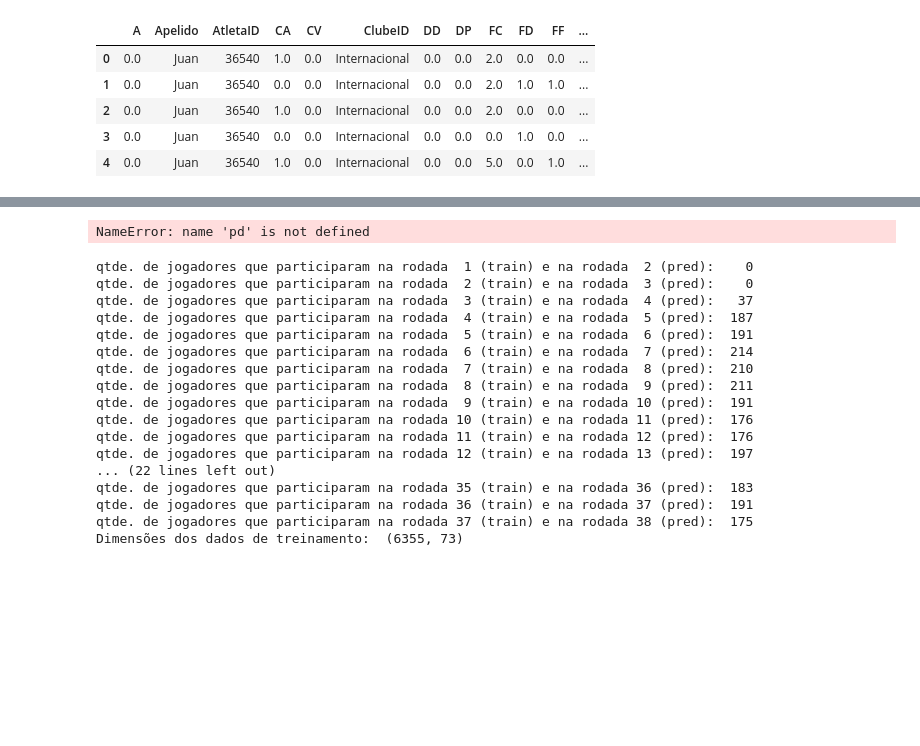
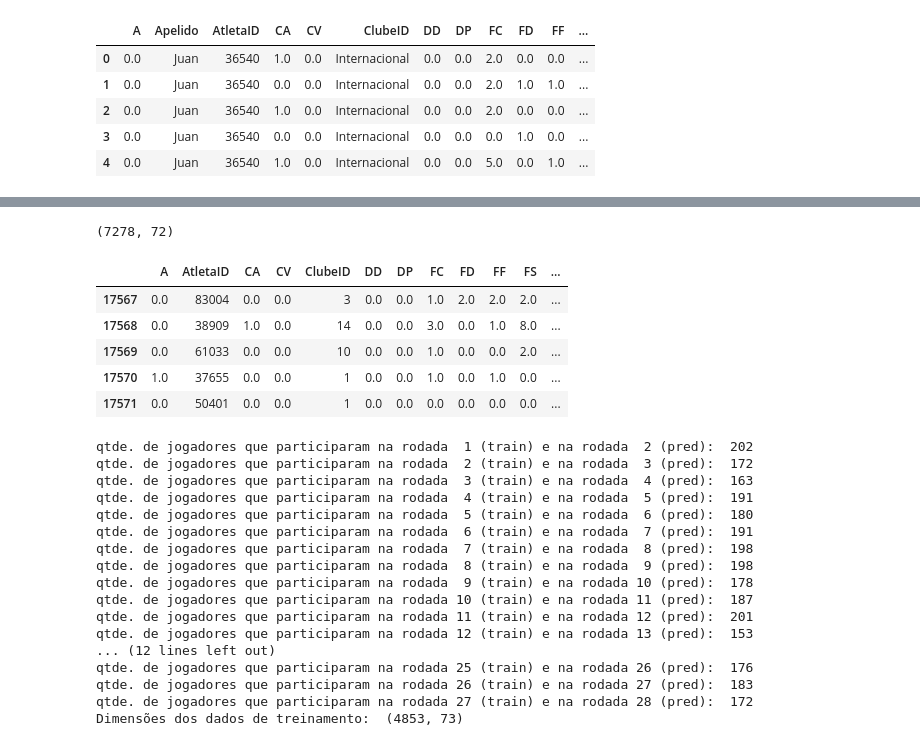
Before and after one commit to MCGambarin/tcc, a Jupyter notebook: tcc.ipynb, the cells around one changed output, grey strips where cells are left out. Cells and saved outputs as stored; diff of their text form; code cells hidden in the pictures; blank space fills up the shorter version.

```diff
--- a/tcc.ipynb
+++ b/tcc.ipynb
@@ -294,12 +480,18 @@ NameError: name 'df_samples' is not defined
 # %%
 # Treinamento do modelo utilizando Redes Neurais Artificais, apenas com dados de 2017.
 
 df_samples = pd.read_csv('/home/matheus/dev/tcc/tcc/data/dados_agregados_amostras.csv')
-df_samples = df_samples[df_samples.ano == 2015]
+df_samples = df_samples[df_samples.ano == 2018]
 print(df_samples.shape)
 df_samples.head()
 # %% [output]
-NameError: name 'pd' is not defined
+(7278, 72)
+|  | A | AtletaID | CA | CV | ClubeID | DD | DP | FC | FD | FF | FS | ... |
+| 17567 | 0.0 | 83004 | 0.0 | 0.0 | 3 | 0.0 | 0.0 | 1.0 | 2.0 | 2.0 | 2.0 | ... |
+| 17568 | 0.0 | 38909 | 1.0 | 0.0 | 14 | 0.0 | 0.0 | 3.0 | 0.0 | 1.0 | 8.0 | ... |
+| 17569 | 0.0 | 61033 | 0.0 | 0.0 | 10 | 0.0 | 0.0 | 1.0 | 0.0 | 0.0 | 2.0 | ... |
+| 17570 | 1.0 | 37655 | 0.0 | 0.0 | 1 | 0.0 | 0.0 | 1.0 | 0.0 | 1.0 | 0.0 | ... |
+| 17571 | 0.0 | 50401 | 0.0 | 0.0 | 1 | 0.0 | 0.0 | 0.0 | 0.0 | 0.0 | 0.0 | ... |
 # %%
 def create_samples(df, round_train, round_pred):
     '''Create a Dataframe with players from round_train, but with 'Pontos' of round_pred'''
@@ -322,23 +514,23 @@ for round_train, round_pred in zip(range(1, n_rounds), range(2, n_rounds + 1)):
 
 print("Dimensões dos dados de treinamento: ", df_train.shape)
 # %% [output]
-qtde. de jogadores que participaram na rodada  1 (train) e na rodada  2 (pred):    0
-qtde. de jogadores que participaram na rodada  2 (train) e na rodada  3 (pred):    0
-qtde. de jogadores que participaram na rodada  3 (train) e na rodada  4 (pred):   37
-qtde. de jogadores que participaram na rodada  4 (train) e na rodada  5 (pred):  187
-qtde. de jogadores que participaram na rodada  5 (train) e na rodada  6 (pred):  191
-qtde. de jogadores que participaram na rodada  6 (train) e na rodada  7 (pred):  214
-qtde. de jogadores que participaram na rodada  7 (train) e na rodada  8 (pred):  210
-qtde. de jogadores que participaram na rodada  8 (train) e na rodada  9 (pred):  211
-qtde. de jogadores que participaram na rodada  9 (train) e na rodada 10 (pred):  191
-qtde. de jogadores que participaram na rodada 10 (train) e na rodada 11 (pred):  176
-qtde. de jogadores que participaram na rodada 11 (train) e na rodada 12 (pred):  176
-qtde. de jogadores que participaram na rodada 12 (train) e na rodada 13 (pred):  197
-... (22 lines left out)
-qtde. de jogadores que participaram na rodada 35 (train) e na rodada 36 (pred):  183
-qtde. de jogadores que participaram na rodada 36 (train) e na rodada 37 (pred):  191
-qtde. de jogadores que participaram na rodada 37 (train) e na rodada 38 (pred):  175
-Dimensões dos dados de treinamento:  (6355, 73)
+qtde. de jogadores que participaram na rodada  1 (train) e na rodada  2 (pred):  202
+qtde. de jogadores que participaram na rodada  2 (train) e na rodada  3 (pred):  172
+qtde. de jogadores que participaram na rodada  3 (train) e na rodada  4 (pred):  163
+qtde. de jogadores que participaram na rodada  4 (train) e na rodada  5 (pred):  191
+qtde. de jogadores que participaram na rodada  5 (train) e na rodada  6 (pred):  180
+qtde. de jogadores que participaram na rodada  6 (train) e na rodada  7 (pred):  191
+qtde. de jogadores que participaram na rodada  7 (train) e na rodada  8 (pred):  198
+qtde. de jogadores que participaram na rodada  8 (train) e na rodada  9 (pred):  198
+qtde. de jogadores que participaram na rodada  9 (train) e na rodada 10 (pred):  178
+qtde. de jogadores que participaram na rodada 10 (train) e na rodada 11 (pred):  187
+qtde. de jogadores que participaram na rodada 11 (train) e na rodada 12 (pred):  201
+qtde. de jogadores que participaram na rodada 12 (train) e na rodada 13 (pred):  153
+... (12 lines left out)
+qtde. de jogadores que participaram na rodada 25 (train) e na rodada 26 (pred):  176
+qtde. de jogadores que participaram na rodada 26 (train) e na rodada 27 (pred):  183
+qtde. de jogadores que participaram na rodada 27 (train) e na rodada 28 (pred):  172
+Dimensões dos dados de treinamento:  (4853, 73)
 # %%
 import warnings
 warnings.filterwarnings("ignore")
```
Also changed, not shown: parts of 18 cells of this notebook, 8 other files.
